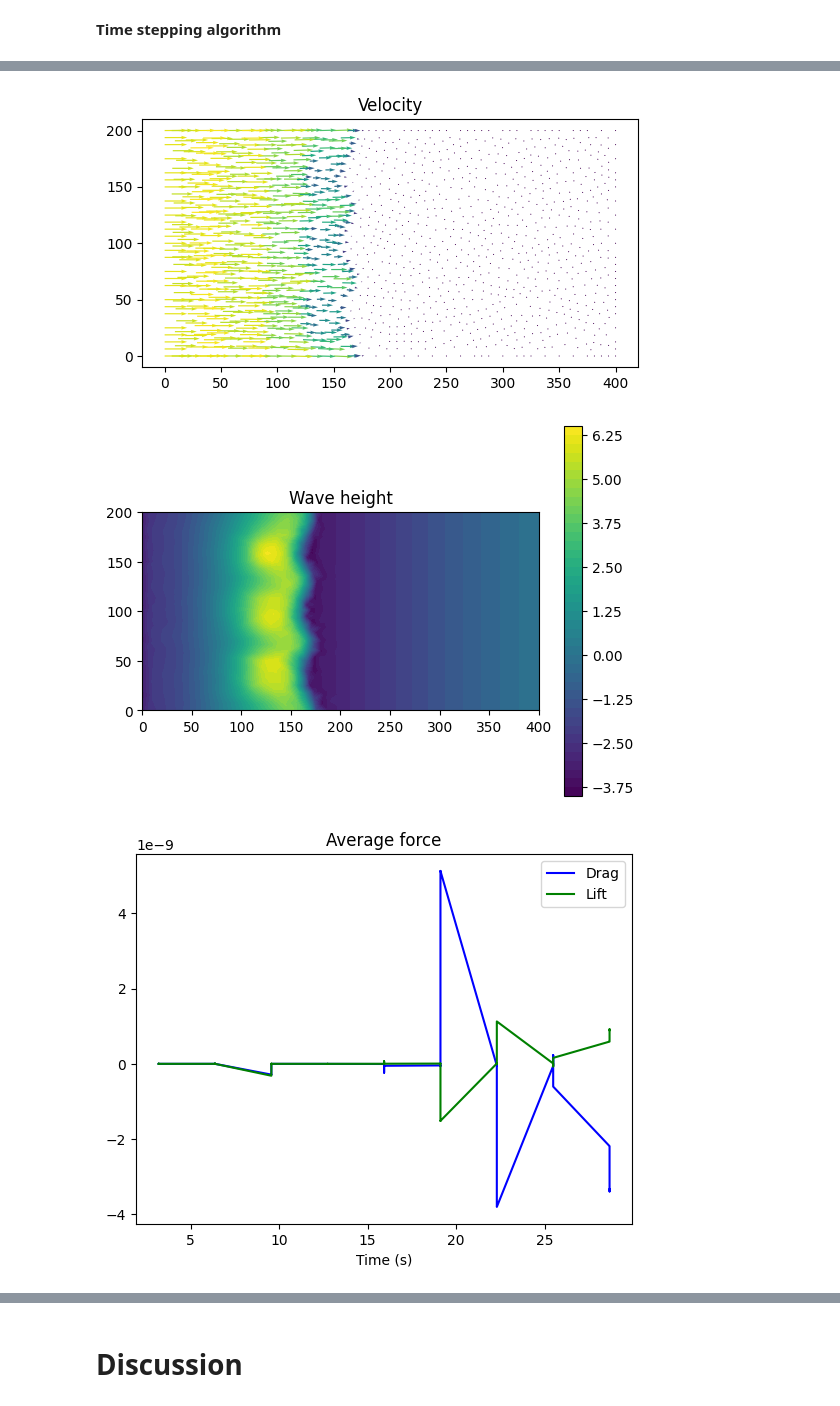
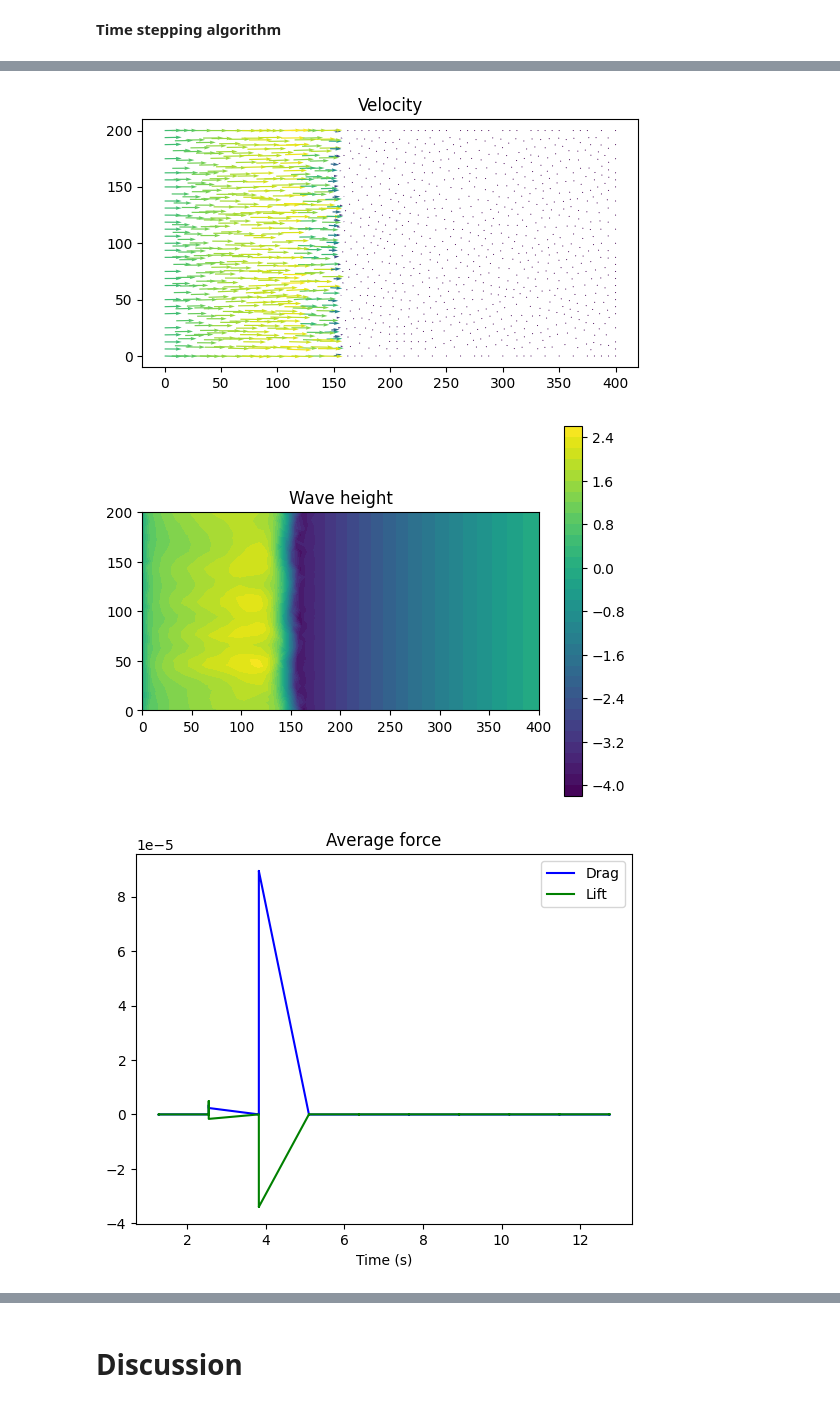
Before and after one commit to katty-anay/Fluid_mechanics_, a Jupyter notebook: Shallow-Water-Equations.ipynb, the cells around one changed output, grey strips where cells are left out. Drawn from its saved outputs; the diff is of its cells as text; code cells hidden in the pictures.

```diff
--- a/Shallow-Water-Equations.ipynb
+++ b/Shallow-Water-Equations.ipynb
@@ -189,14 +189,14 @@ dbc_right = DirichletBoundaryRight()
 dbc_objects = DirichletBoundaryObjects()
 
 # Inflow conditions
-uin = 9.0
+uin = 8.0
 bcu_in0 = DirichletBC(V.sub(0), uin, dbc_left)
 bcu_in1 = DirichletBC(V.sub(1), 0.0, dbc_left)
 
 bcu_obj0 = DirichletBC(V.sub(0), 0.0, dbc_objects)
 bcu_obj1 = DirichletBC(V.sub(1), 0.0, dbc_objects)
 
-win = Expression('8.0*fabs(cos(0.2*t))', element = Q.ufl_element(), t=0.0)
+win = Expression('10.0*fabs(cos(0.01*t))', element = Q.ufl_element(), t=0.0)
 bcw0 = DirichletBC(Q, win, dbc_left)
 
 bcu = [bcu_in0, bcu_obj0, bcu_obj1]
@@ -209,7 +209,7 @@ ds = Measure('ds', domain=mesh, subdomain_data=boundaries)
 # %% [markdown]
 **Define flow parameters**
 # %%
-g = 1
+g = 10
 # %% [markdown]
 **Define model parameters**
 # %%
@@ -221,11 +221,11 @@ class KinvExpression(UserExpression):
         values[0] = 1.0e-2
         # obstacles (blocking obstacles ++ <-> increase inverse permeability)
         if 120.0 <= x[0] <= 130.0 and 20.0 <= x[1] <= 60.0:
-           values[0] = 50.0
+           values[0] = 40
         if 120.0 <= x[0] <= 130.0 and 80.0 <= x[1] <= 120.0:
-           values[0] = 50.0
+           values[0] = 40
         if 120.0 <= x[0] <= 130.0 and 140.0 <= x[1] <= 180.0:
-           values[0] = 50.0
+           values[0] = 40
     def value_shape(self):
         return ()
 
@@ -256,7 +256,7 @@ num_nnlin_iter = 5
 prec = "amg" if has_krylov_solver_preconditioner("amg") else "default"
 
 # Time step length
-dt = 0.5*mesh.hmin()
+dt = 0.2*mesh.hmin()
 # %% [markdown]
 **Define variational problem**
 # %%
@@ -348,7 +348,7 @@ start_sample_time = 1.0
 !rm results-NS/*
 
 # Time stepping
-T = 130
+T = 60
 t = dt
 while t < T + DOLFIN_EPS:
 
@@ -455,6 +455,6 @@ Time t = 28.670959562907466
-[figure, old version]
+[figure, new version]
-[figure, old version]
+[figure, new version]
-[figure, old version]
+[figure, new version]
 ... (31 outputs left out)
 # %% [markdown]
 # **Discussion**
```
Also changed, not shown: parts of 1 cell of this notebook.
